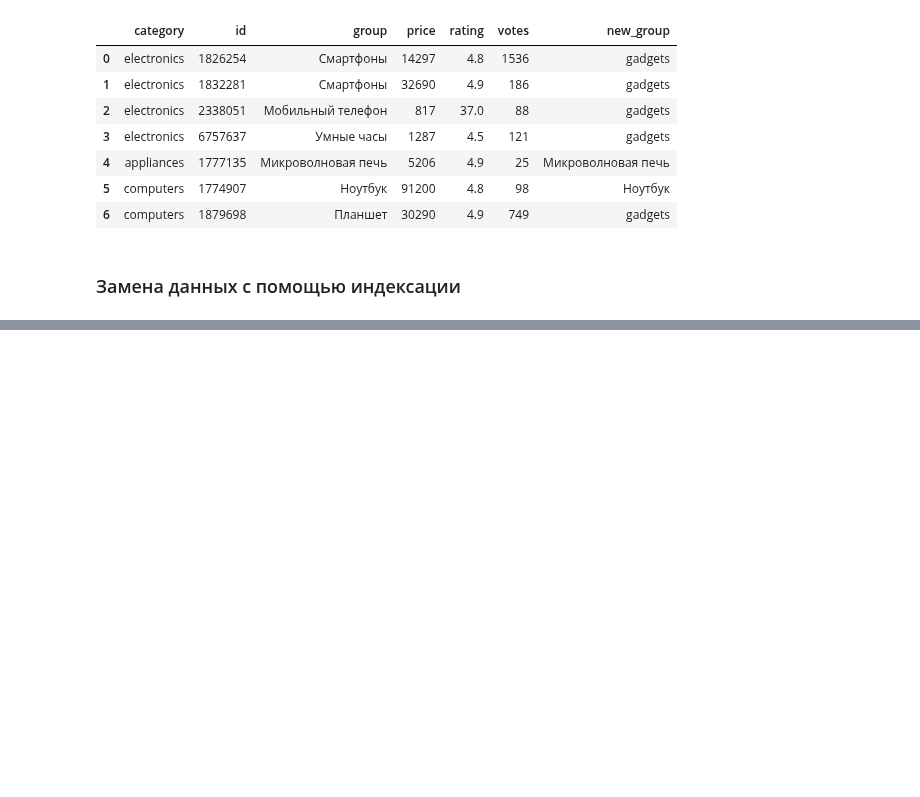
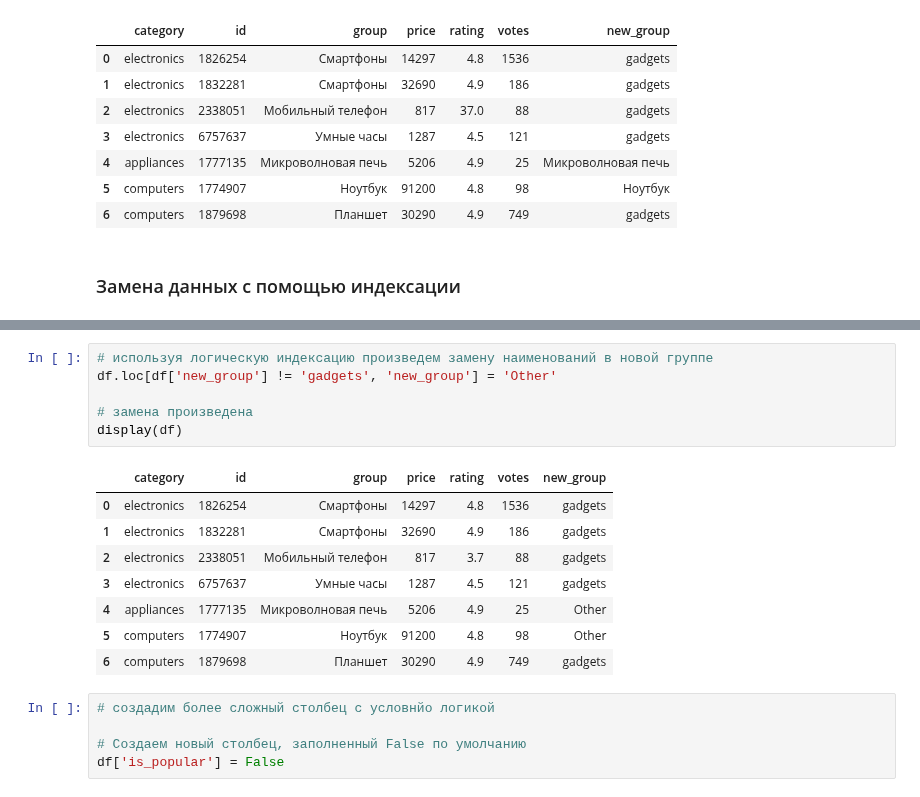
Before and after one commit to Korablinr54/Python, a Jupyter notebook: Pandas/Pandas.ipynb, the cells around one changed output, grey strips where cells are left out. Drawn from its saved outputs; the diff is of its cells as text; blank space fills up the shorter version.

Commit message:
Замена данных с помощью индексации 2

```diff
--- a/Pandas/Pandas.ipynb
+++ b/Pandas/Pandas.ipynb
@@ -1420,0 +1462,20 @@ display(df)
+# %%
+# используя логическую индексацию произведем замену наименований в новой группе
+df.loc[df['new_group'] != 'gadgets', 'new_group'] = 'Other'
+
+# замена произведена
+display(df)
+# %% [output]
+|  | category | id | group | price | rating | votes | new_group |
+| 0 | electronics | 1826254 | Смартфоны | 14297 | 4.8 | 1536 | gadgets |
+| 1 | electronics | 1832281 | Смартфоны | 32690 | 4.9 | 186 | gadgets |
+| 2 | electronics | 2338051 | Мобильный телефон | 817 | 3.7 | 88 | gadgets |
+| 3 | electronics | 6757637 | Умные часы | 1287 | 4.5 | 121 | gadgets |
+| 4 | appliances | 1777135 | Микроволновая печь | 5206 | 4.9 | 25 | Other |
+| 5 | computers | 1774907 | Ноутбук | 91200 | 4.8 | 98 | Other |
+| 6 | computers | 1879698 | Планшет | 30290 | 4.9 | 749 | gadgets |
+# %%
+# создадим более сложный столбец с условнйо логикой
+
+# Создаем новый столбец, заполненный False по умолчанию
+df['is_popular'] = False
```
Also changed, not shown: parts of 9 cells of this notebook.
